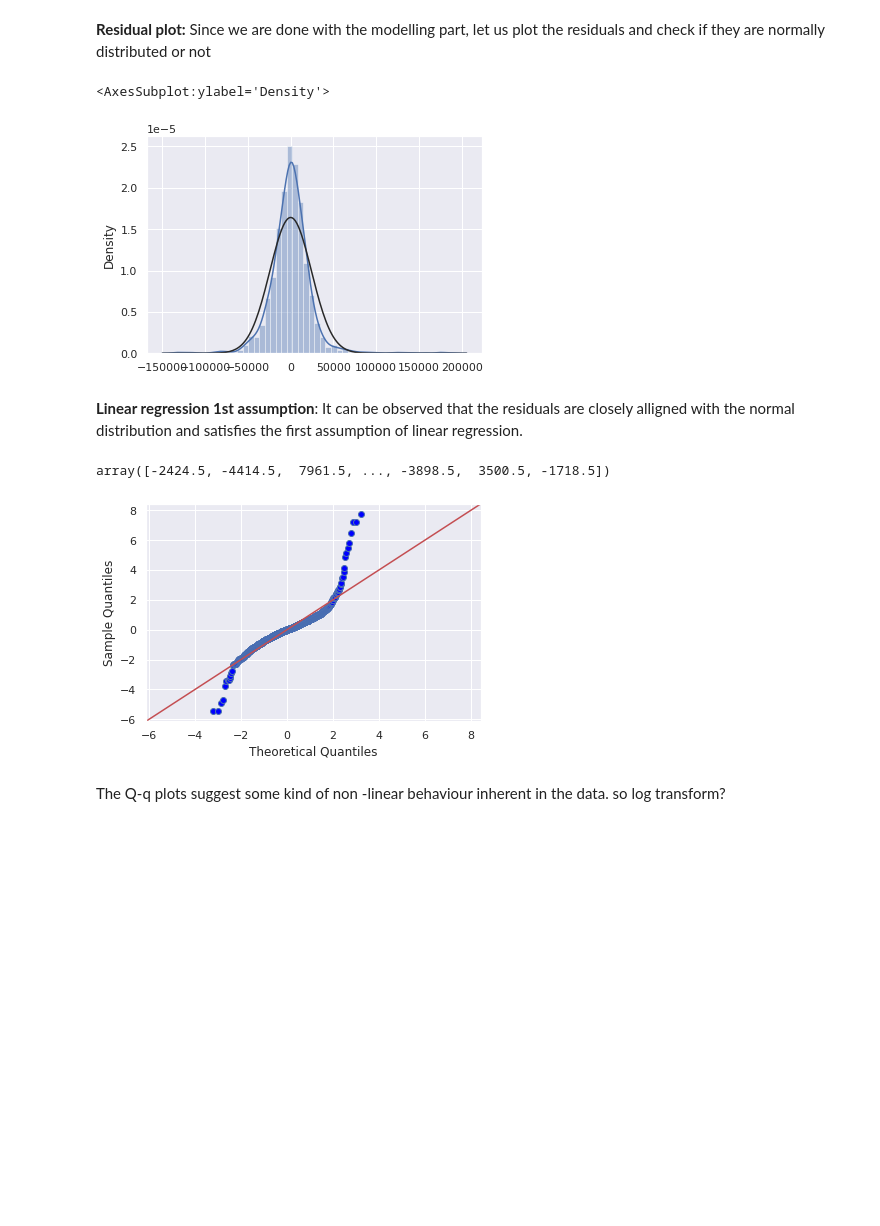
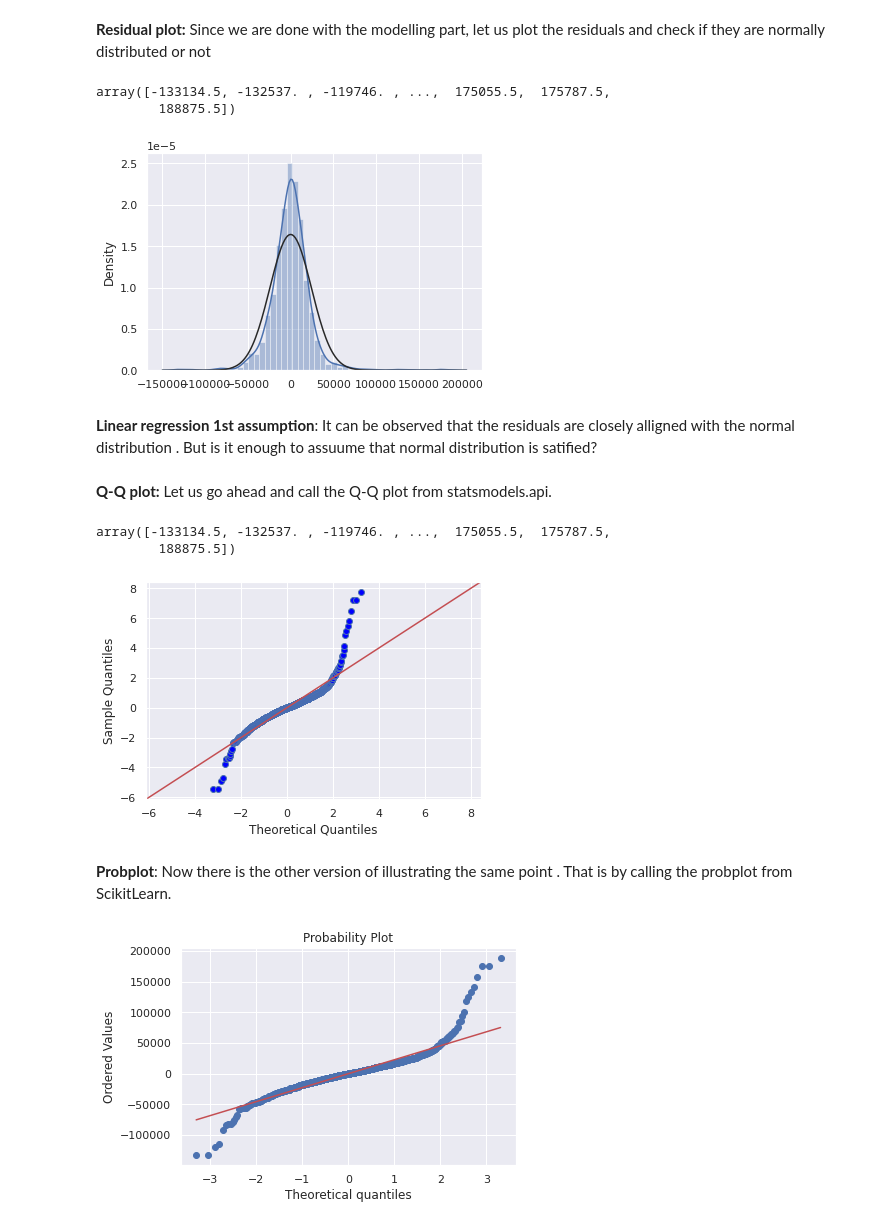
Before and after one commit to tilakmallikarjun/tilakmallikarjun, a Jupyter notebook: eda-notebook.ipynb, the cells around one changed output. Cells and saved outputs as stored; diff of their text form; code cells hidden in the pictures; blank space fills up the shorter version.

Commit message:
Kaggle Notebook | EDA_notebook | Version 8

```diff
--- a/eda-notebook.ipynb
+++ b/eda-notebook.ipynb
@@ -624,17 +666,27 @@ Now that data is ready, we can go ahead with the modelling. Note that we have no
 y_pred=reg.predict(X_train)
 res= y_train-y_pred
 sns.distplot(res, fit= norm)
+res=np.sort(res)
+res
 # %% [output]
-<AxesSubplot:ylabel='Density'>
+array([-133134.5, -132537. , -119746. , ...,  175055.5,  175787.5,
+        188875.5])
 [figure]
 # %% [markdown]
-**Linear regression 1st assumption**:  It can be observed that the residuals are closely alligned with the normal distribution  and satisfies the first assumption of linear regression.
+**Linear regression 1st assumption**:  It can be observed that the residuals are closely alligned with the normal distribution . But is it enough to assuume that normal distribution is satified?
+# %% [markdown]
+**Q-Q plot:** Let us go ahead and call the Q-Q plot from statsmodels.api.
 # %%
 import statsmodels.api as sm
 sm.qqplot(res,line='45',fit=True,dist=stats.norm)
 res
 # %% [output]
-array([-2424.5, -4414.5,  7961.5, ..., -3898.5,  3500.5, -1718.5])
+array([-133134.5, -132537. , -119746. , ...,  175055.5,  175787.5,
+        188875.5])
 [figure]
-# %% [markdown]
-The Q-q plots suggest some kind of non -linear behaviour inherent in the data. so log transform?
+# %% [markdown]
+**Probplot**: Now there is the other version of illustrating the same point . That is by calling the probplot from ScikitLearn.
+# %%
+residuals = stats.probplot(res, plot=plt)
+# %% [output]
+[figure, added]
```
Also changed, not shown: parts of 7 cells of this notebook.
